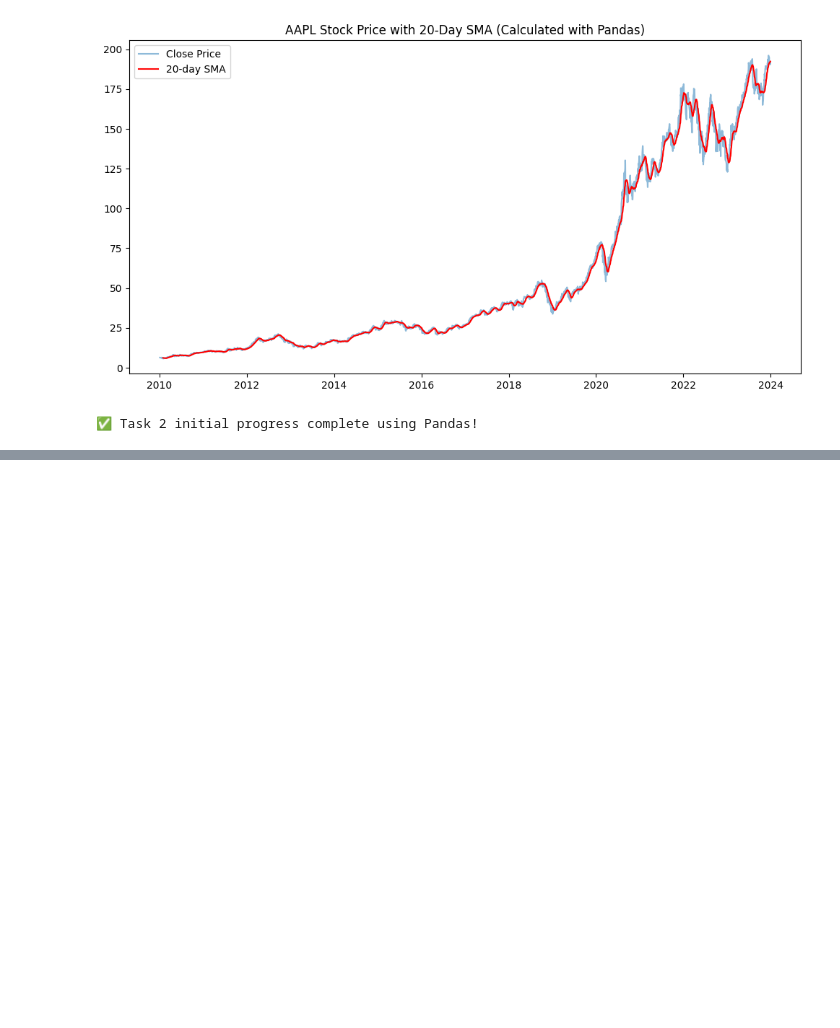
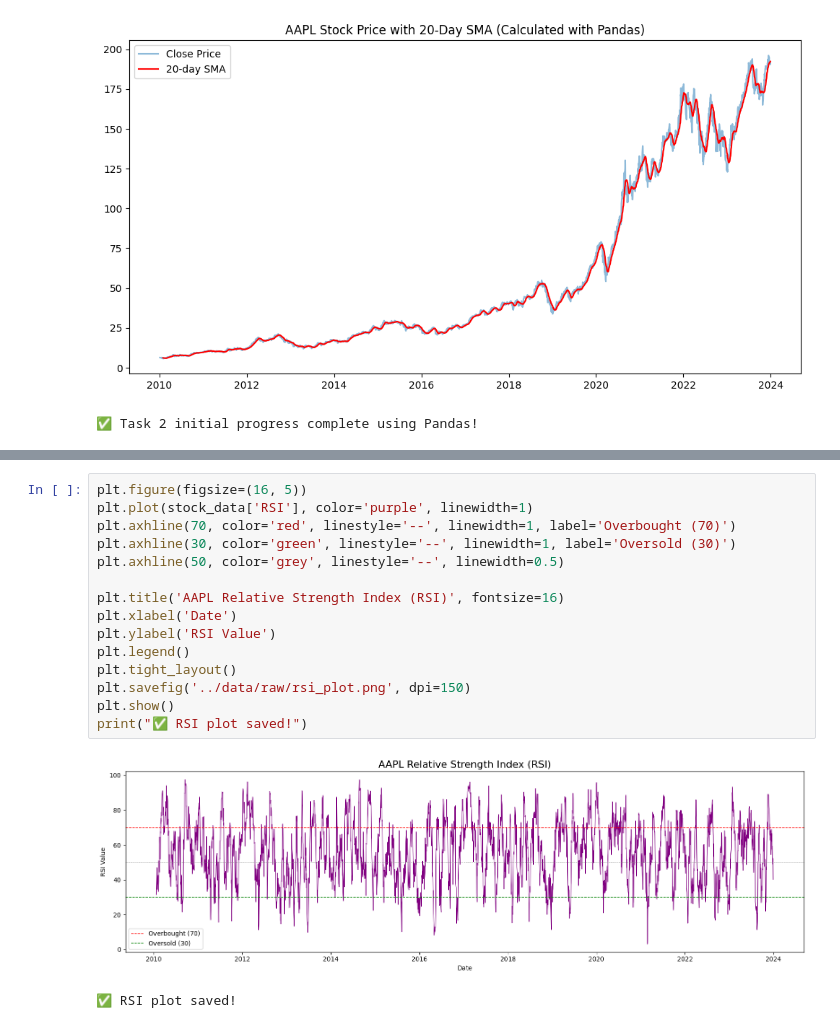
Before and after one commit to Samrawit-alemu/news-sentiment-analysis, a Jupyter notebook: notebooks/stock_analysis.ipynb, the cells around one changed output, grey strips where cells are left out. Drawn from its saved outputs; the diff is of its cells as text; blank space fills up the shorter version.

```diff
--- a/notebooks/stock_analysis.ipynb
+++ b/notebooks/stock_analysis.ipynb
@@ -29,0 +144,18 @@ print("✅ Task 2 initial progress complete using Pandas!")
+# %%
+plt.figure(figsize=(16, 5))
+plt.plot(stock_data['RSI'], color='purple', linewidth=1)
+plt.axhline(70, color='red', linestyle='--', linewidth=1, label='Overbought (70)')
+plt.axhline(30, color='green', linestyle='--', linewidth=1, label='Oversold (30)')
+plt.axhline(50, color='grey', linestyle='--', linewidth=0.5)
+
+plt.title('AAPL Relative Strength Index (RSI)', fontsize=16)
+plt.xlabel('Date')
+plt.ylabel('RSI Value')
+plt.legend()
+plt.tight_layout()
+plt.savefig('../data/raw/rsi_plot.png', dpi=150)
+plt.show()
+print("✅ RSI plot saved!")
+# %% [output]
+[figure, added]
+✅ RSI plot saved!
```
Also changed, not shown: parts of 7 cells of this notebook.
